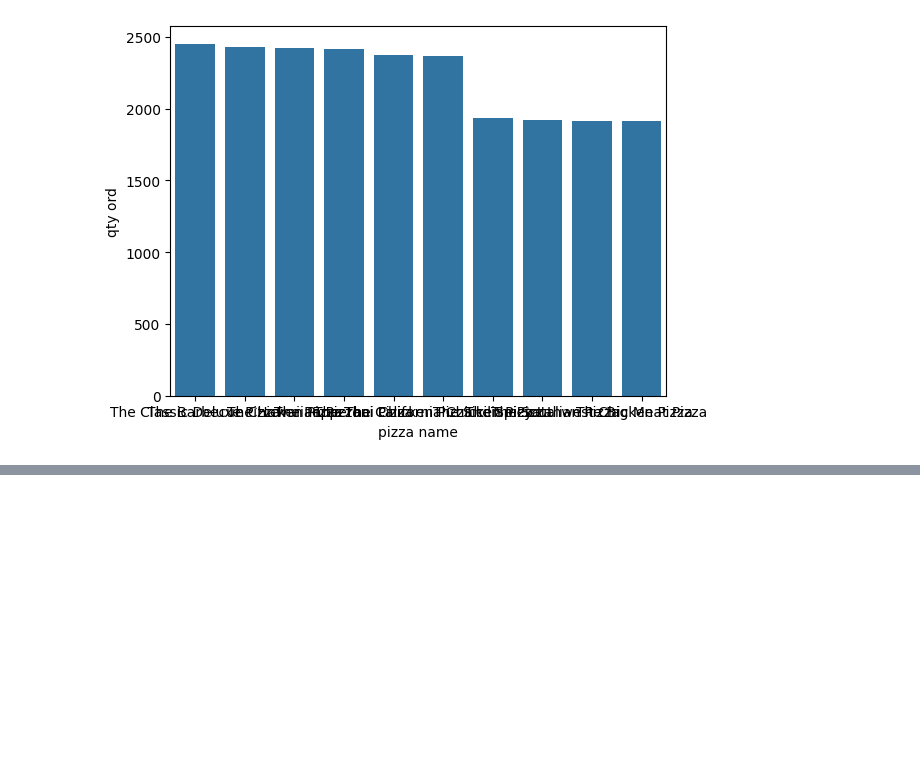
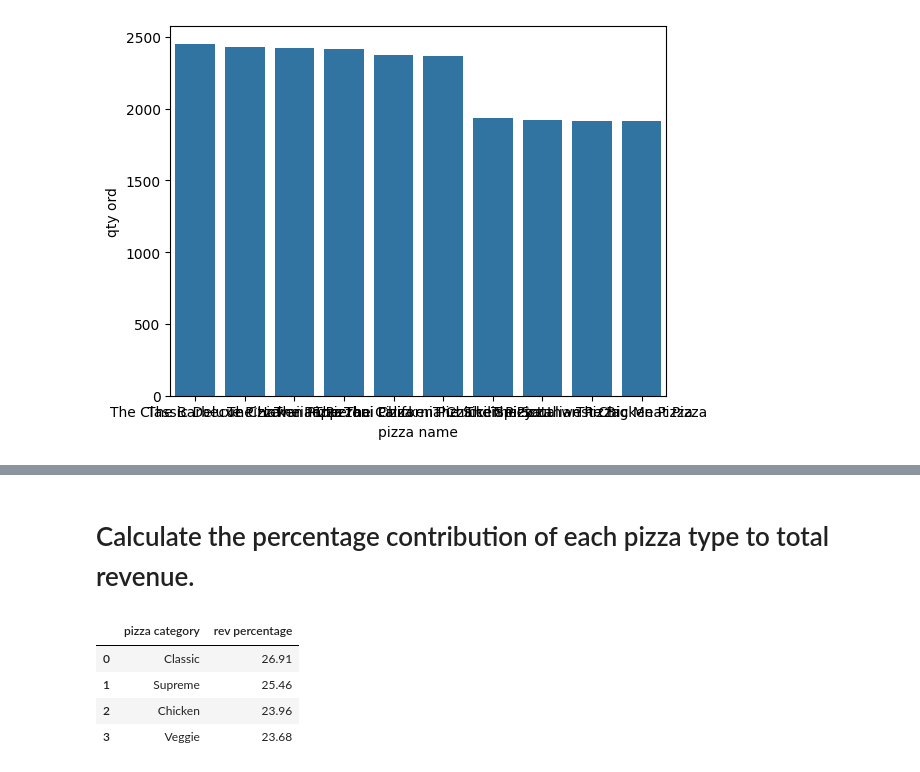
Before and after one commit to AftabQuant/Data-Analysis-Project, a Jupyter notebook: Pizza Sales Project/Pizzalytics.ipynb, the cells around one changed output, grey strips where cells are left out. Saved outputs shown, nothing was run; the diff lists cells and outputs as text; code cells hidden in the pictures; blank space fills up the shorter version.

```diff
--- a/Pizza Sales Project/Pizzalytics.ipynb
+++ b/Pizza Sales Project/Pizzalytics.ipynb
@@ -109,0 +208,31 @@ plt.show()
+# %% [markdown]
+# Calculate the percentage contribution of each pizza type to total revenue.
+# %%
+query = """ select pizza_types.category,
+    round(
+        sum(pizzas.price * order_details.quantity) /
+        (select sum(pizzas.price * order_details.quantity)
+         from pizzas
+         join order_details
+         on order_details.pizza_id = pizzas.pizza_id) * 100, 2
+    ) as revenue
+from
+    pizza_types
+join pizzas
+    on pizzas.pizza_type_id = pizza_types.pizza_type_id
+join order_details
+    on order_details.pizza_id = pizzas.pizza_id
+group by
+    pizza_types.category
+order by
+    revenue desc """
+cur.execute(query)
+data = cur.fetchall()
+df = pd.DataFrame(data, columns=['pizza category', 'rev percentage'])
+df
+# %% [output]
+|  | pizza category | rev percentage |
+| 0 | Classic | 26.91 |
+| 1 | Supreme | 25.46 |
+| 2 | Chicken | 23.96 |
+| 3 | Veggie | 23.68 |
```
Also changed, not shown: parts of 10 cells of this notebook.
